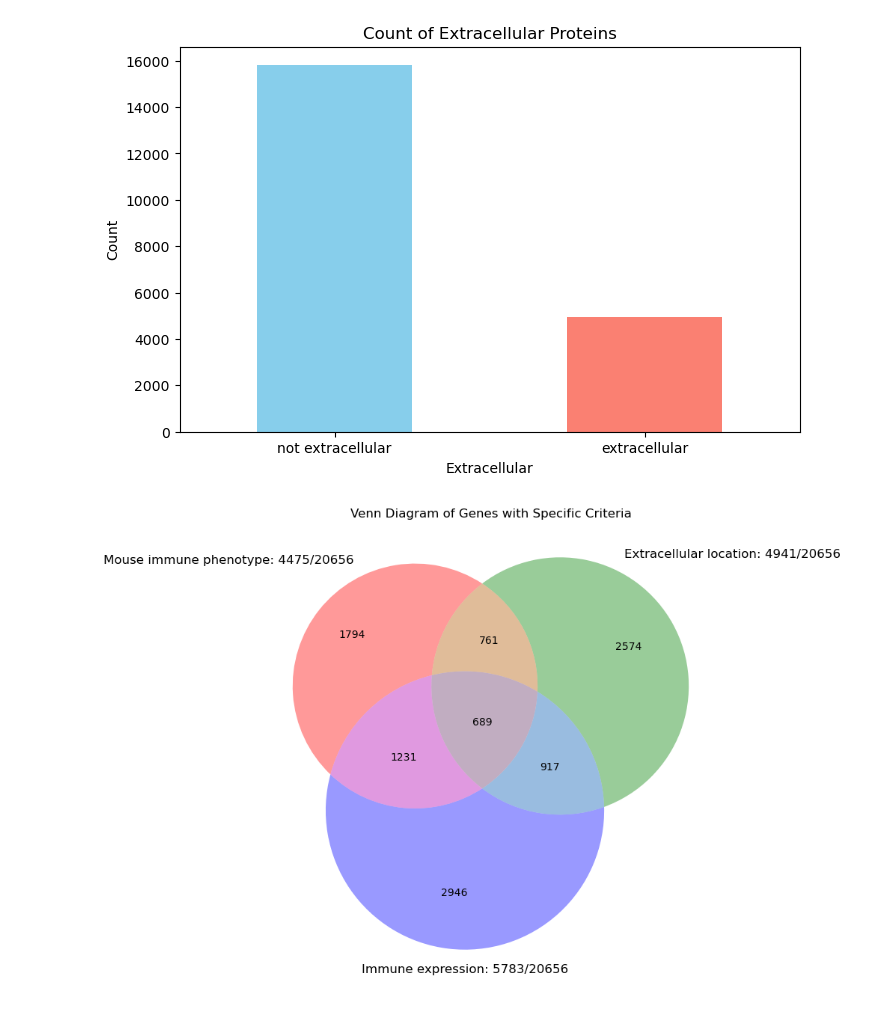
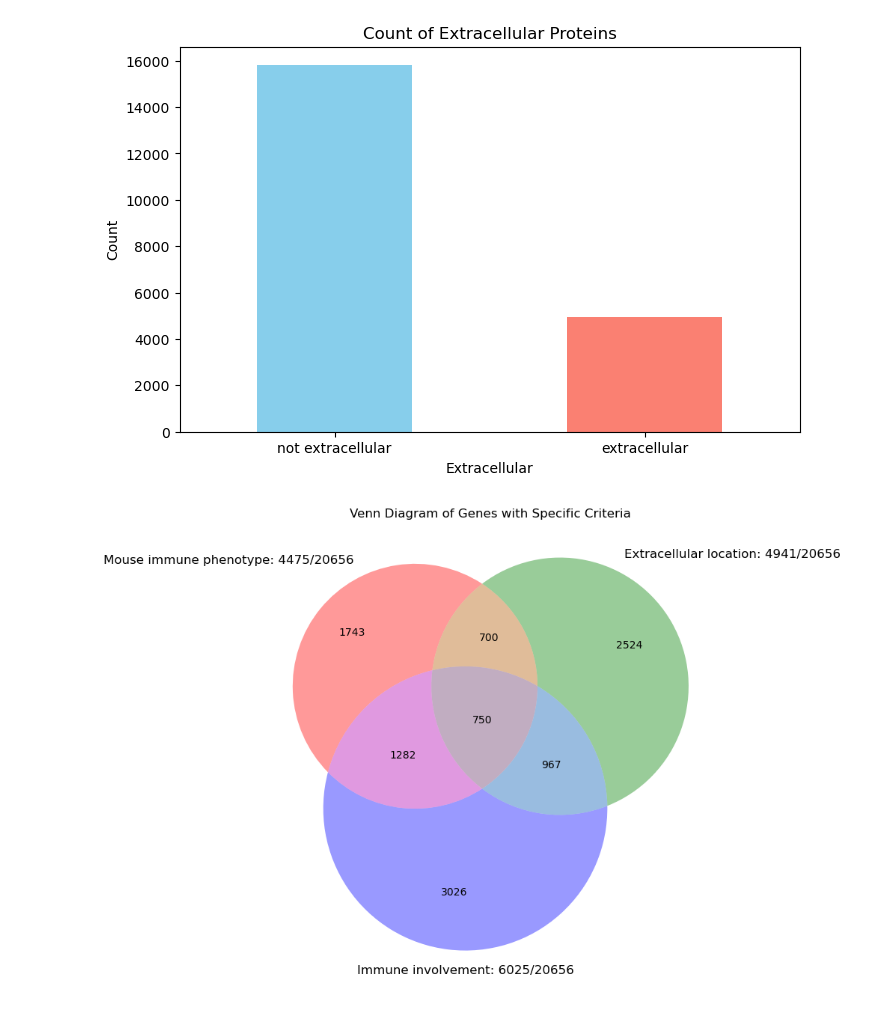
Before and after one commit to Arcadia-Science/2024-mimics-sandbox, a Jupyter notebook: notebooks/20241118-human-proteome-metadata.ipynb, the cells around one changed output. Cells and saved outputs as stored; diff of their text form; code cells hidden in the pictures.

```diff
--- a/notebooks/20241118-human-proteome-metadata.ipynb
+++ b/notebooks/20241118-human-proteome-metadata.ipynb
@@ -29,32 +29,37 @@ plt.show()
 # %%
 immune_mousephenotype = set(
     metadata[metadata["mouse_immune_phenotype"] == "mouse immune phenotype"]["uniprot"]
 )
 extracellular = set(metadata[metadata["any_extracellular_location"] == "extracellular"]["uniprot"])
-immune_expression = set(metadata[metadata["immune_expression"] == "immune expression"]["uniprot"])
+immune_involvement = set(
+    metadata[
+        metadata["immune_involvement"]
+        == "immune cell/tissue expression or involved in inflammation/immunity"
+    ]["uniprot"]
+)
 
 total_genes = metadata["uniprot"].nunique()
 immune_mousephenotype_count = len(immune_mousephenotype)
 extracellular_count = len(extracellular)
-immune_expression_count = len(immune_expression)
+immune_involvement_count = len(immune_involvement)
 
 # Set labels with counts for the Venn diagram
 immune_mousephenotype_label = f"Mouse immune phenotype: {immune_mousephenotype_count}/{total_genes}"
 extracellular_label = f"Extracellular location: {extracellular_count}/{total_genes}"
-immune_expression_label = f"Immune expression: {immune_expression_count}/{total_genes}"
+immune_involvement_label = f"Immune involvement: {immune_involvement_count}/{total_genes}"
 
 # Plottin Venn diagram with the labels
 plt.figure(figsize=(8, 8))
 venn = venn3(
-    [immune_mousephenotype, extracellular, immune_expression],
-    (immune_mousephenotype_label, extracellular_label, immune_expression_label),
+    [immune_mousephenotype, extracellular, immune_involvement],
+    (immune_mousephenotype_label, extracellular_label, immune_involvement_label),
 )
 
 # Add a title
 plt.title("Venn Diagram of Genes with Specific Criteria")
 plt.show()
 # %% [output]
-[figure, old version]
+[figure, new version]
 # %%
 # Create a new DataFrame with boolean columns for each criterion
 boolean_data = pd.DataFrame(
```
Also changed, not shown: parts of 1 cell of this notebook, 4 other files.
